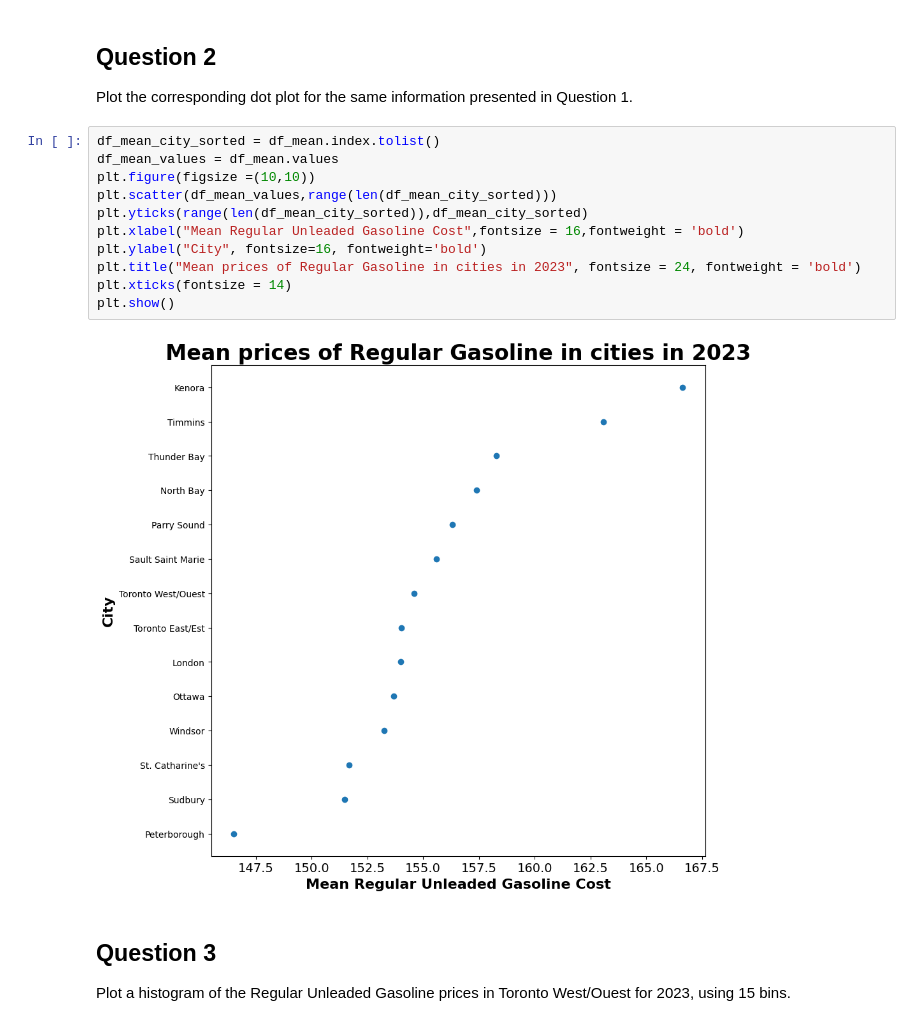
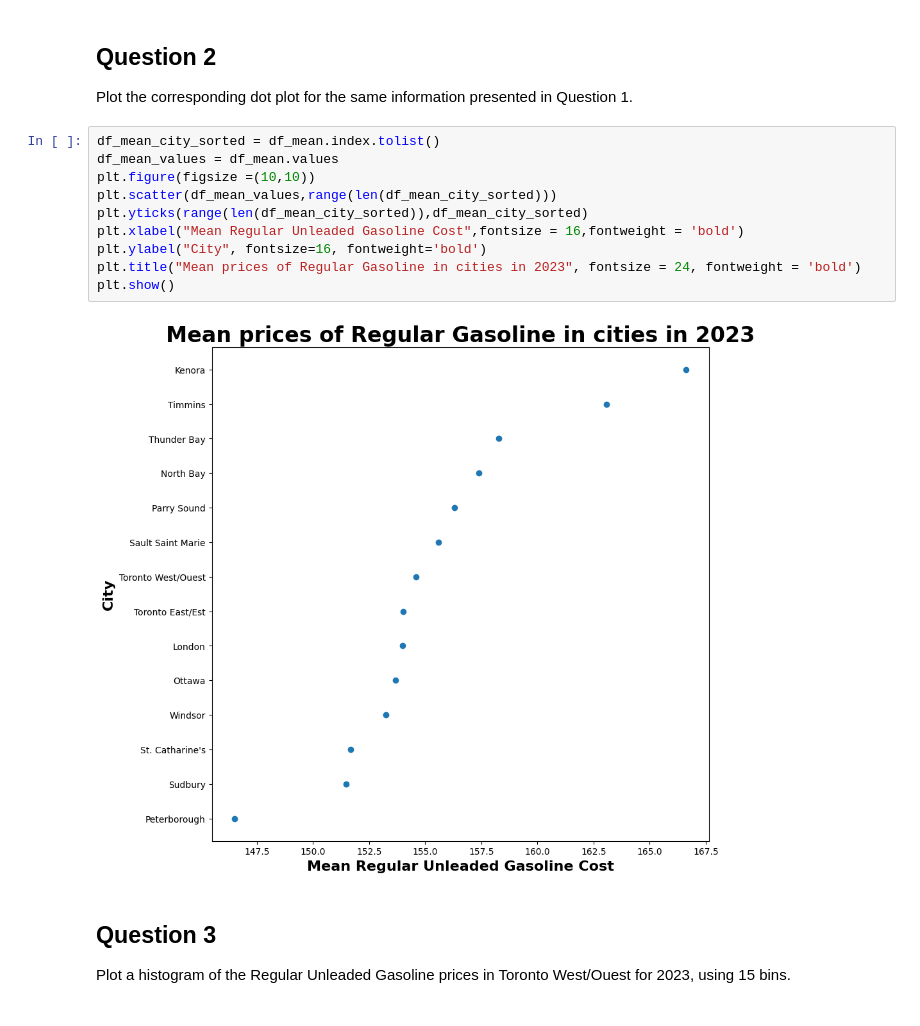
Before and after one commit to swiftxo/CP321, a Jupyter notebook: A1.ipynb, the cells around one changed output. Cells and saved outputs as stored; diff of their text form.

```diff
--- a/A1.ipynb
+++ b/A1.ipynb
@@ -53,16 +58,15 @@ Plot the corresponding dot plot for the same information presented in Question 1
 # %%
 df_mean_city_sorted = df_mean.index.tolist()
 df_mean_values = df_mean.values
 plt.figure(figsize =(10,10))
 plt.scatter(df_mean_values,range(len(df_mean_city_sorted)))
 plt.yticks(range(len(df_mean_city_sorted)),df_mean_city_sorted)
 plt.xlabel("Mean Regular Unleaded Gasoline Cost",fontsize = 16,fontweight = 'bold')
 plt.ylabel("City", fontsize=16, fontweight='bold')
 plt.title("Mean prices of Regular Gasoline in cities in 2023", fontsize = 24, fontweight = 'bold')
-plt.xticks(fontsize = 14)
 plt.show()
 # %% [output]
-[figure, old version]
+[figure, new version]
 # %% [markdown]
 ## Question 3
 
```
Also changed, not shown: parts of 5 cells of this notebook.
